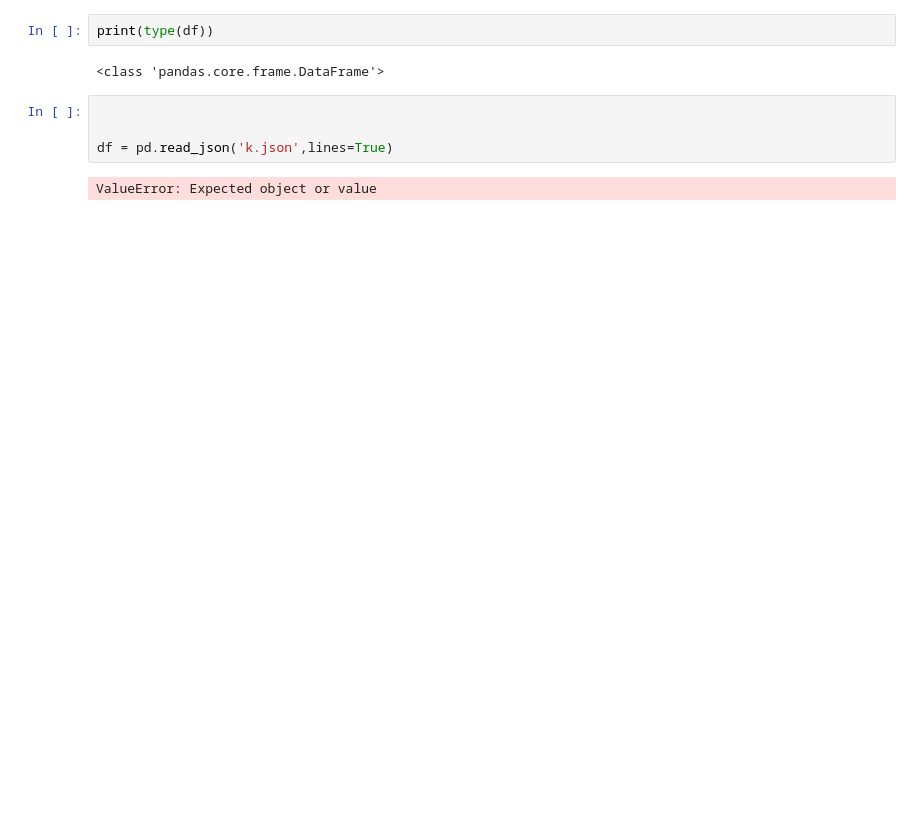
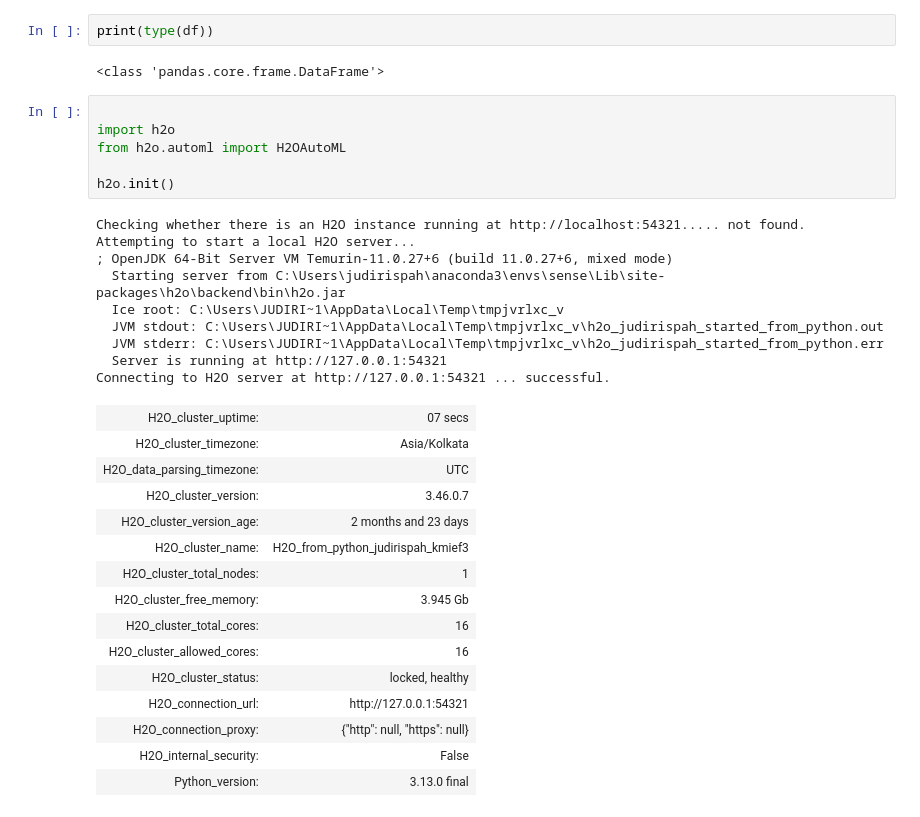
Before and after one commit to judirispah/DataSense_AI, a Jupyter notebook: experiment.ipynb, the cells around one changed output. Cells and saved outputs as stored; diff of their text form; blank space fills up the shorter version.

```diff
--- a/experiment.ipynb
+++ b/experiment.ipynb
@@ -20,8 +20,33 @@ print(type(df))
 <class 'pandas.core.frame.DataFrame'>
 # %%
 
+import h2o
+from h2o.automl import H2OAutoML
 
-df = pd.read_json('k.json',lines=True)
+h2o.init()
 # %% [output]
-ValueError: Expected object or value
+Checking whether there is an H2O instance running at http://localhost:54321..... not found.
+Attempting to start a local H2O server...
+; OpenJDK 64-Bit Server VM Temurin-11.0.27+6 (build 11.0.27+6, mixed mode)
+  Starting server from C:\Users\judirispah\anaconda3\envs\sense\Lib\site-packages\h2o\backend\bin\h2o.jar
+  Ice root: C:\Users\JUDIRI~1\AppData\Local\Temp\tmpjvrlxc_v
+  JVM stdout: C:\Users\JUDIRI~1\AppData\Local\Temp\tmpjvrlxc_v\h2o_judirispah_started_from_python.out
+  JVM stderr: C:\Users\JUDIRI~1\AppData\Local\Temp\tmpjvrlxc_v\h2o_judirispah_started_from_python.err
+  Server is running at http://127.0.0.1:54321
+Connecting to H2O server at http://127.0.0.1:54321 ... successful.
+| H2O_cluster_uptime: | 07 secs |
+| H2O_cluster_timezone: | Asia/Kolkata |
+| H2O_data_parsing_timezone: | UTC |
+| H2O_cluster_version: | 3.46.0.7 |
+| H2O_cluster_version_age: | 2 months and 23 days |
+| H2O_cluster_name: | H2O_from_python_judirispah_kmief3 |
+| H2O_cluster_total_nodes: | 1 |
+| H2O_cluster_free_memory: | 3.945 Gb |
+| H2O_cluster_total_cores: | 16 |
+| H2O_cluster_allowed_cores: | 16 |
+| H2O_cluster_status: | locked, healthy |
+| H2O_connection_url: | http://127.0.0.1:54321 |
+| H2O_connection_proxy: | {"http": null, "https": null} |
+| H2O_internal_security: | False |
+| Python_version: | 3.13.0 final |
 # %%
```
Also changed, not shown: parts of 7 cells of this notebook, 1 other file.
